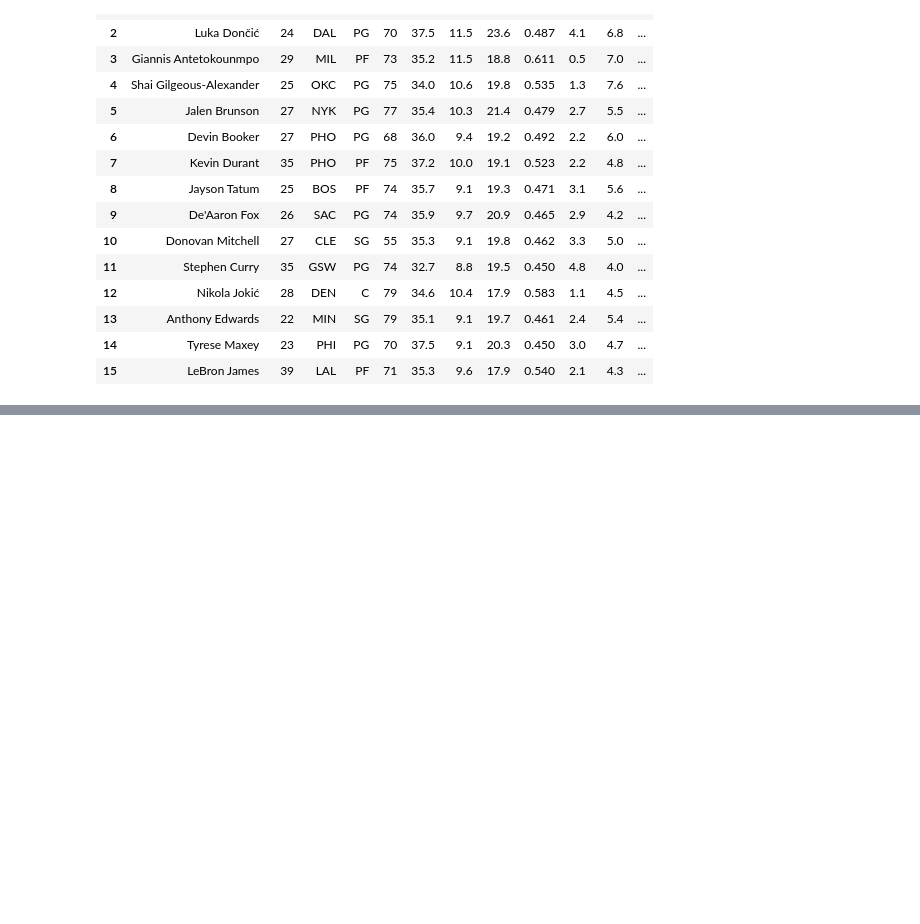
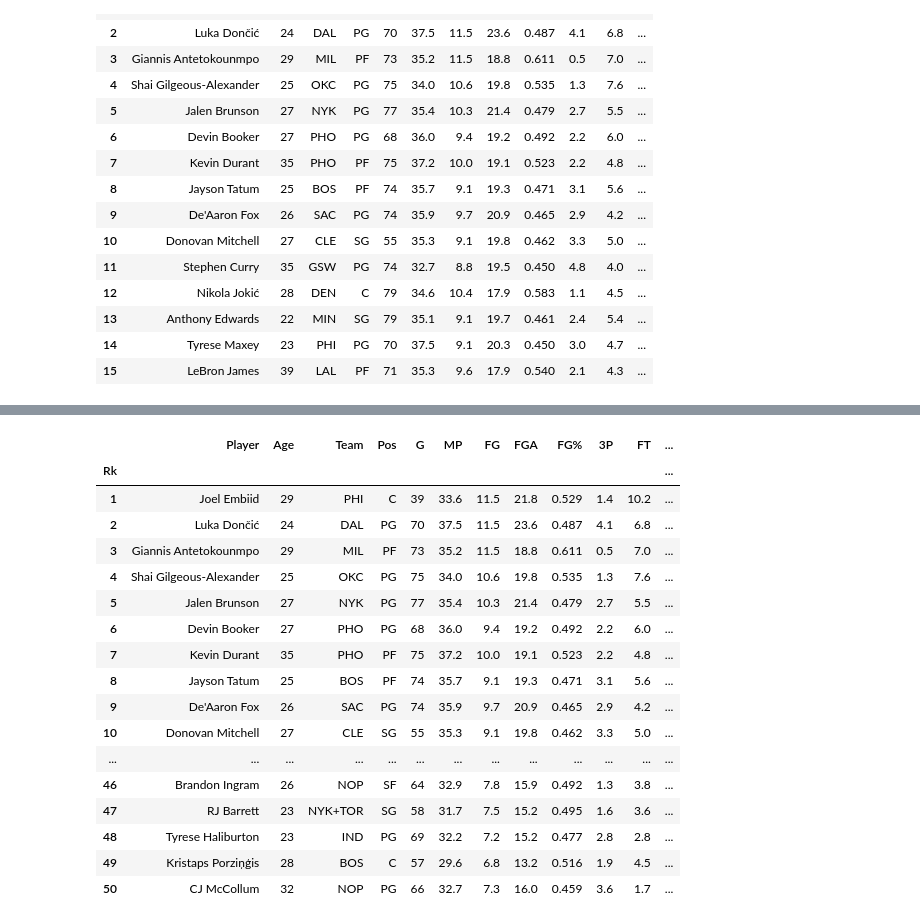
Before and after one commit to Soncity2/nbaFantasyStatsPredictor, a Jupyter notebook: src/nbastats.ipynb, the cells around one changed output, grey strips where cells are left out. Cells and saved outputs as stored; diff of their text form; code cells hidden in the pictures; blank space fills up the shorter version.

Commit message:
fill null values + filter players in multiple teams

```diff
--- a/src/nbastats.ipynb
+++ b/src/nbastats.ipynb
@@ -60,0 +95,2 @@ df_average.head(15)
+# %%
+df_average = df_average.fillna(0.0)
@@ -60,0 +106,12 @@ df_average.head(15)
+# %%
+# Step 1: Get a list of index values where "Team" is '2TM' or '3TM'
+target_indexes = df_average.index[df_average['Team'].isin(['2TM', '3TM'])].tolist()
+
+print(target_indexes)
+
+# Step 2: Update each combined row and drop individual rows
+for target_index in target_indexes:
+    print(target_index)
+    df_average = adjust_team_cells(df_average, target_index)
+df_average.reset_index(drop=True, inplace=True)
+df_average.set_index('Rk', inplace=True)
@@ -61 +136,22 @@ df_average.head(15)
+# %%
+df_average.head(50)
+# %% [output]
+|  | Player | Age | Team | Pos | G | MP | FG | FGA | FG% | 3P | FT | ... |
+| Rk |  |  |  |  |  |  |  |  |  |  |  | ... |
+| 1 | Joel Embiid | 29 | PHI | C | 39 | 33.6 | 11.5 | 21.8 | 0.529 | 1.4 | 10.2 | ... |
+| 2 | Luka Dončić | 24 | DAL | PG | 70 | 37.5 | 11.5 | 23.6 | 0.487 | 4.1 | 6.8 | ... |
+| 3 | Giannis Antetokounmpo | 29 | MIL | PF | 73 | 35.2 | 11.5 | 18.8 | 0.611 | 0.5 | 7.0 | ... |
+| 4 | Shai Gilgeous-Alexander | 25 | OKC | PG | 75 | 34.0 | 10.6 | 19.8 | 0.535 | 1.3 | 7.6 | ... |
+| 5 | Jalen Brunson | 27 | NYK | PG | 77 | 35.4 | 10.3 | 21.4 | 0.479 | 2.7 | 5.5 | ... |
+| 6 | Devin Booker | 27 | PHO | PG | 68 | 36.0 | 9.4 | 19.2 | 0.492 | 2.2 | 6.0 | ... |
+| 7 | Kevin Durant | 35 | PHO | PF | 75 | 37.2 | 10.0 | 19.1 | 0.523 | 2.2 | 4.8 | ... |
+| 8 | Jayson Tatum | 25 | BOS | PF | 74 | 35.7 | 9.1 | 19.3 | 0.471 | 3.1 | 5.6 | ... |
+| 9 | De'Aaron Fox | 26 | SAC | PG | 74 | 35.9 | 9.7 | 20.9 | 0.465 | 2.9 | 4.2 | ... |
+| 10 | Donovan Mitchell | 27 | CLE | SG | 55 | 35.3 | 9.1 | 19.8 | 0.462 | 3.3 | 5.0 | ... |
+| ... | ... | ... | ... | ... | ... | ... | ... | ... | ... | ... | ... | ... |
+| 46 | Brandon Ingram | 26 | NOP | SF | 64 | 32.9 | 7.8 | 15.9 | 0.492 | 1.3 | 3.8 | ... |
+| 47 | RJ Barrett | 23 | NYK+TOR | SG | 58 | 31.7 | 7.5 | 15.2 | 0.495 | 1.6 | 3.6 | ... |
+| 48 | Tyrese Haliburton | 23 | IND | PG | 69 | 32.2 | 7.2 | 15.2 | 0.477 | 2.8 | 2.8 | ... |
+| 49 | Kristaps Porziņģis | 28 | BOS | C | 57 | 29.6 | 6.8 | 13.2 | 0.516 | 1.9 | 4.5 | ... |
+| 50 | CJ McCollum | 32 | NOP | PG | 66 | 32.7 | 7.3 | 16.0 | 0.459 | 3.6 | 1.7 | ... |
 # %%
```
Also changed, not shown: parts of 8 cells of this notebook, 2 other files.
